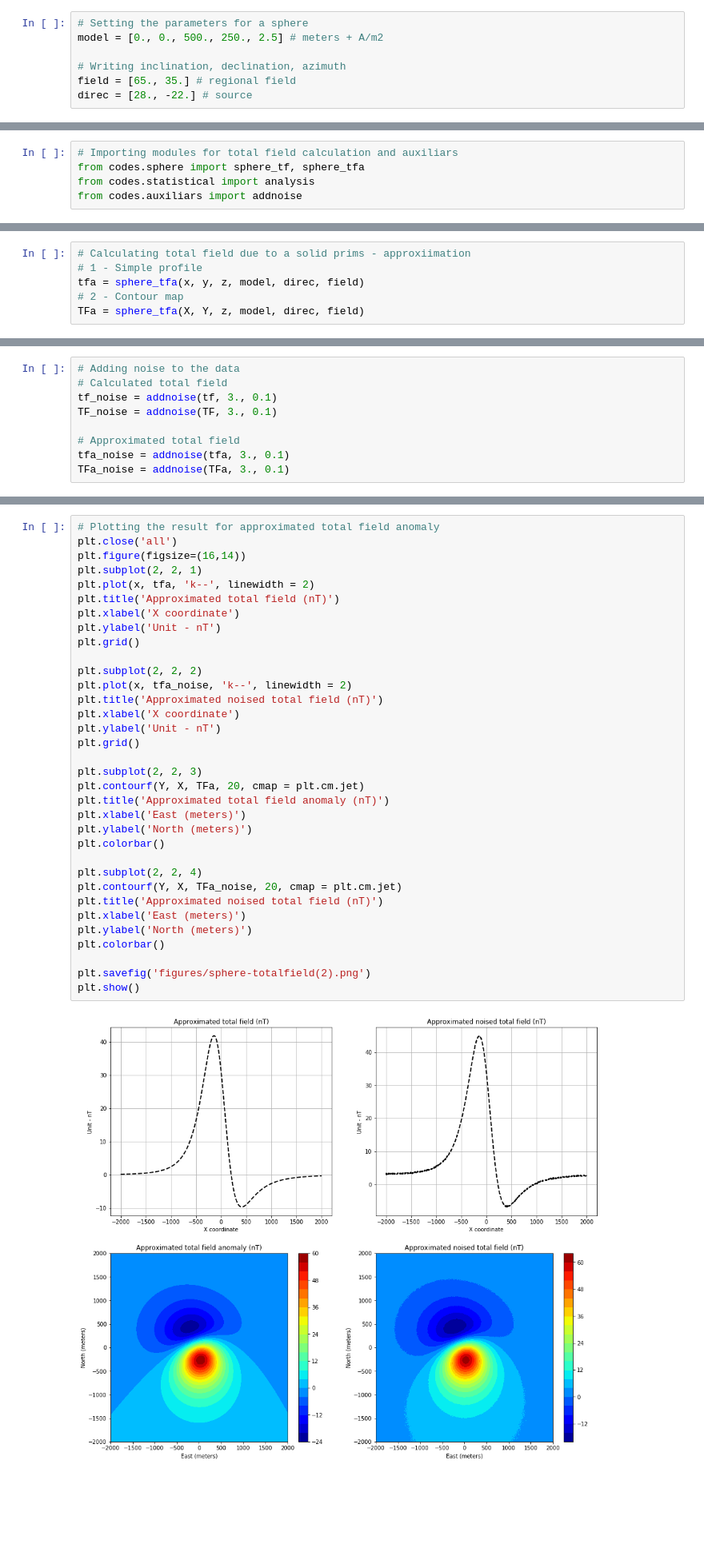
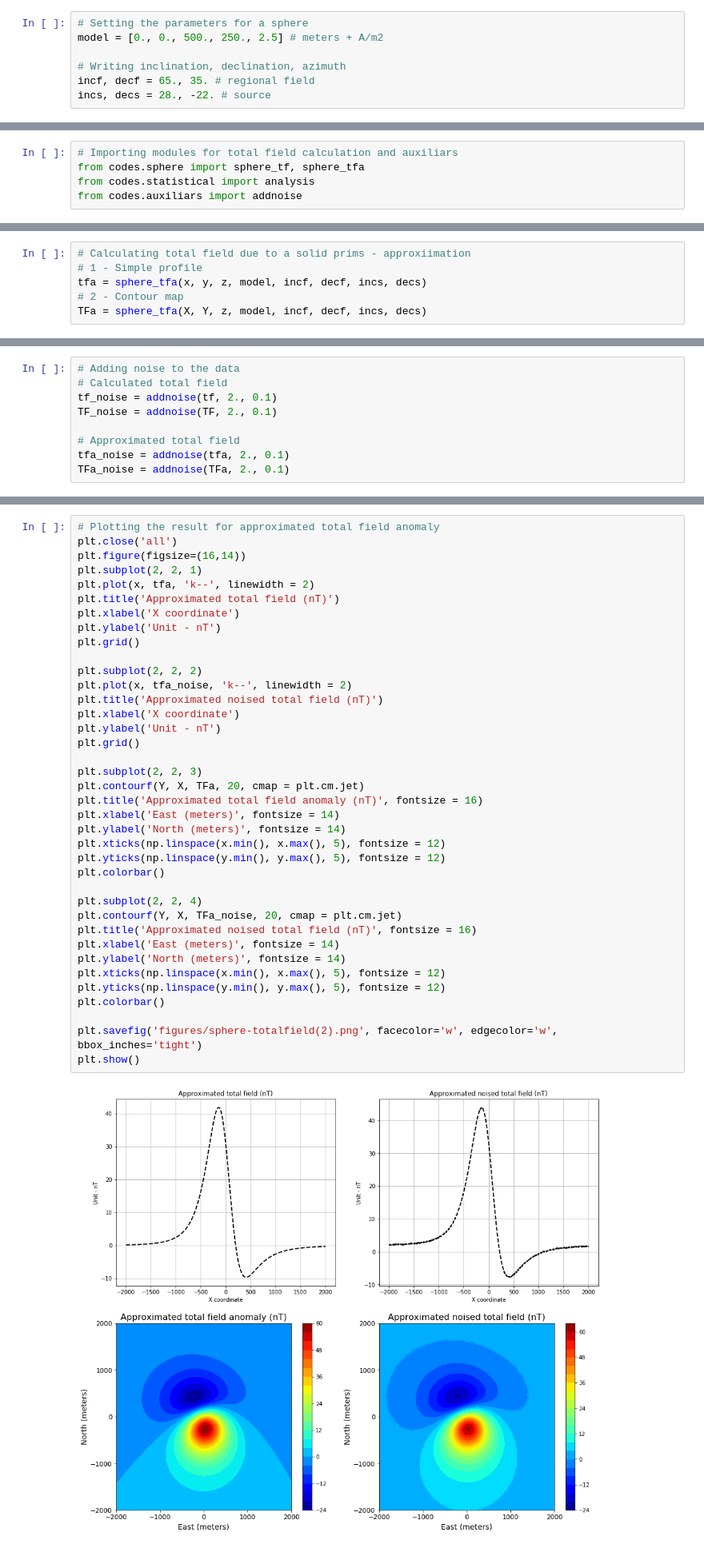
Before and after one commit to nelsondelimar/master, a Jupyter notebook: sphere-mag.ipynb, the cells around one changed output, grey strips where cells are left out. Shown at 80% size. Saved outputs shown, nothing was run; the diff lists cells and outputs as text; blank space fills up the shorter version.

```diff
--- a/sphere-mag.ipynb
+++ b/sphere-mag.ipynb
@@ -32,8 +32,8 @@ X, Y = np.meshgrid(x, y)
 model = [0., 0., 500., 250., 2.5] # meters + A/m2
 
 # Writing inclination, declination, azimuth
-field = [65., 35.] # regional field
-direc = [28., -22.] # source
+incf, decf = 65., 35. # regional field
+incs, decs = 28., -22. # source
 # %%
 # Importing all modules
 from codes.sphere import sphere_bx, sphere_by, sphere_bz
@@ -198,9 +210,9 @@ TF = sphere_tf(X, Y, z, model, direc, field, 23500.)
 # %%
 # Calculating total field due to a solid prims - approxiimation
 # 1 - Simple profile
-tfa = sphere_tfa(x, y, z, model, direc, field)
+tfa = sphere_tfa(x, y, z, model, incf, decf, incs, decs)
 # 2 - Contour map
-TFa = sphere_tfa(X, Y, z, model, direc, field)
+TFa = sphere_tfa(X, Y, z, model, incf, decf, incs, decs)
 # %%
 # Analyzing
 _ = analysis(TF, 'nT')
@@ -219,12 +231,12 @@ Variation:  81.1000 nT
 # %%
 # Adding noise to the data
 # Calculated total field
-tf_noise = addnoise(tf, 3., 0.1)
-TF_noise = addnoise(TF, 3., 0.1)
+tf_noise = addnoise(tf, 2., 0.1)
+TF_noise = addnoise(TF, 2., 0.1)
 
 # Approximated total field
-tfa_noise = addnoise(tfa, 3., 0.1)
-TFa_noise = addnoise(TFa, 3., 0.1)
+tfa_noise = addnoise(tfa, 2., 0.1)
+TFa_noise = addnoise(TFa, 2., 0.1)
 # %%
 # Plotting the result for usual total field anomaly calculation
 plt.close('all')
@@ -264,36 +280,40 @@ plt.show()
 # %%
 # Plotting the result for approximated total field anomaly
 plt.close('all')
 plt.figure(figsize=(16,14))
 plt.subplot(2, 2, 1)
 plt.plot(x, tfa, 'k--', linewidth = 2)
 plt.title('Approximated total field (nT)')
 plt.xlabel('X coordinate')
 plt.ylabel('Unit - nT')
 plt.grid()
 
 plt.subplot(2, 2, 2)
 plt.plot(x, tfa_noise, 'k--', linewidth = 2)
 plt.title('Approximated noised total field (nT)')
 plt.xlabel('X coordinate')
 plt.ylabel('Unit - nT')
 plt.grid()
 
 plt.subplot(2, 2, 3)
 plt.contourf(Y, X, TFa, 20, cmap = plt.cm.jet)
-plt.title('Approximated total field anomaly (nT)')
-plt.xlabel('East (meters)')
-plt.ylabel('North (meters)')
+plt.title('Approximated total field anomaly (nT)', fontsize = 16)
+plt.xlabel('East (meters)', fontsize = 14)
+plt.ylabel('North (meters)', fontsize = 14)
+plt.xticks(np.linspace(x.min(), x.max(), 5), fontsize = 12)
+plt.yticks(np.linspace(y.min(), y.max(), 5), fontsize = 12)
 plt.colorbar()
 
 plt.subplot(2, 2, 4)
 plt.contourf(Y, X, TFa_noise, 20, cmap = plt.cm.jet)
-plt.title('Approximated noised total field (nT)')
-plt.xlabel('East (meters)')
-plt.ylabel('North (meters)')
+plt.title('Approximated noised total field (nT)', fontsize = 16)
+plt.xlabel('East (meters)', fontsize = 14)
+plt.ylabel('North (meters)', fontsize = 14)
+plt.xticks(np.linspace(x.min(), x.max(), 5), fontsize = 12)
+plt.yticks(np.linspace(y.min(), y.max(), 5), fontsize = 12)
 plt.colorbar()
 
-plt.savefig('figures/sphere-totalfield(2).png')
+plt.savefig('figures/sphere-totalfield(2).png', facecolor='w', edgecolor='w', bbox_inches='tight')
 plt.show()
 # %% [output]
-[figure, old version]
+[figure, new version]
```
Also changed, not shown: parts of 6 cells of this notebook.
